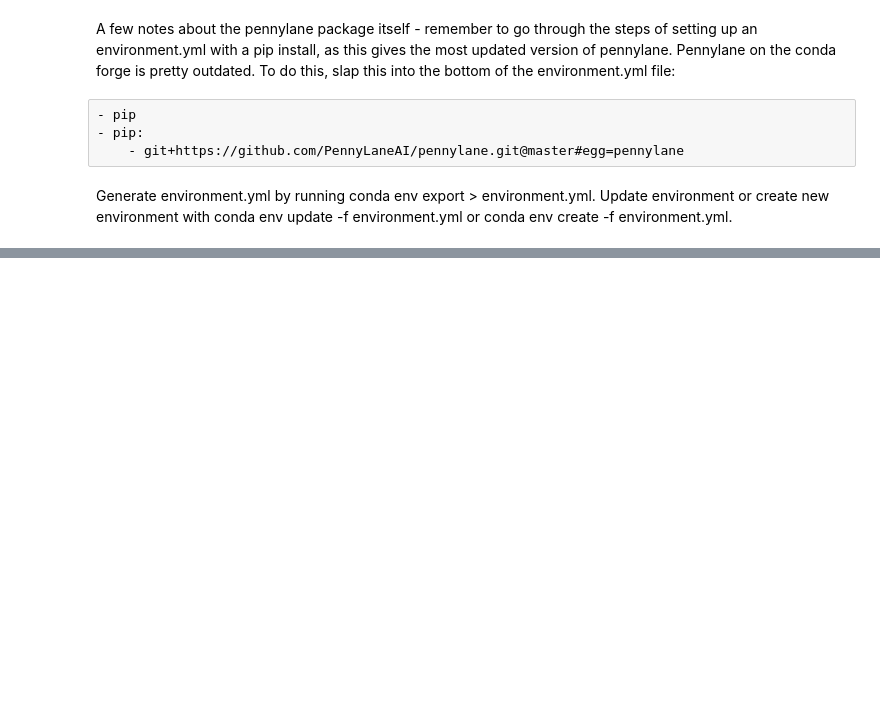
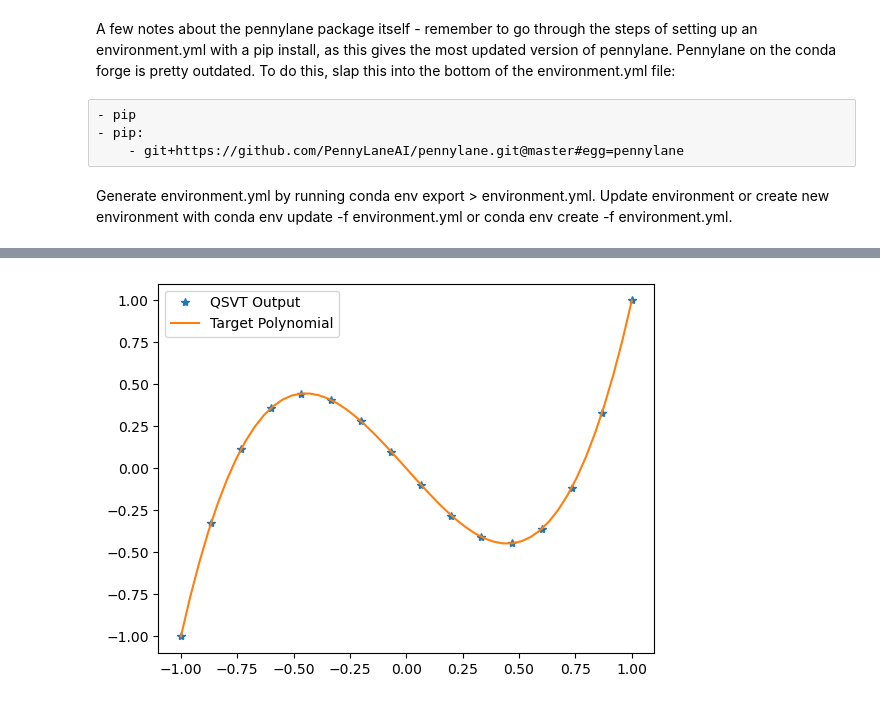
Before and after one commit to bawa27/qsvt-dequantization, a Jupyter notebook: sandbox/intro_qsvt.ipynb, the cells around one changed output, grey strips where cells are left out. Cells and saved outputs as stored; diff of their text form; code cells hidden in the pictures; blank space fills up the shorter version.

```diff
--- a/sandbox/intro_qsvt.ipynb
+++ b/sandbox/intro_qsvt.ipynb
@@ -58,0 +148,17 @@ Continuing on with QSVT itself,
+# %%
+eigvals = np.linspace(-1, 1, 16)
+A = np.diag(eigvals)
+wire_order = list(range(5))
+U_A = qml.matrix(qml.qsvt, wire_order=wire_order)(
+    A, target_poly, encoding_wires=wire_order, block_encoding="embedding"
+) # block encoded in 5-qubit system
+
+qsvt_A = np.real(np.diag(U_A))[:16] #retrieve transformed eigenvalues
+
+plt.plot(eigvals, qsvt_A, "*", label="QSVT Output")
+plt.plot(a_vals, target, label="Target Polynomial")
+
+plt.legend()
+plt.show()
+# %% [output]
+[figure, added]
```
Also changed, not shown: parts of 9 cells of this notebook.
